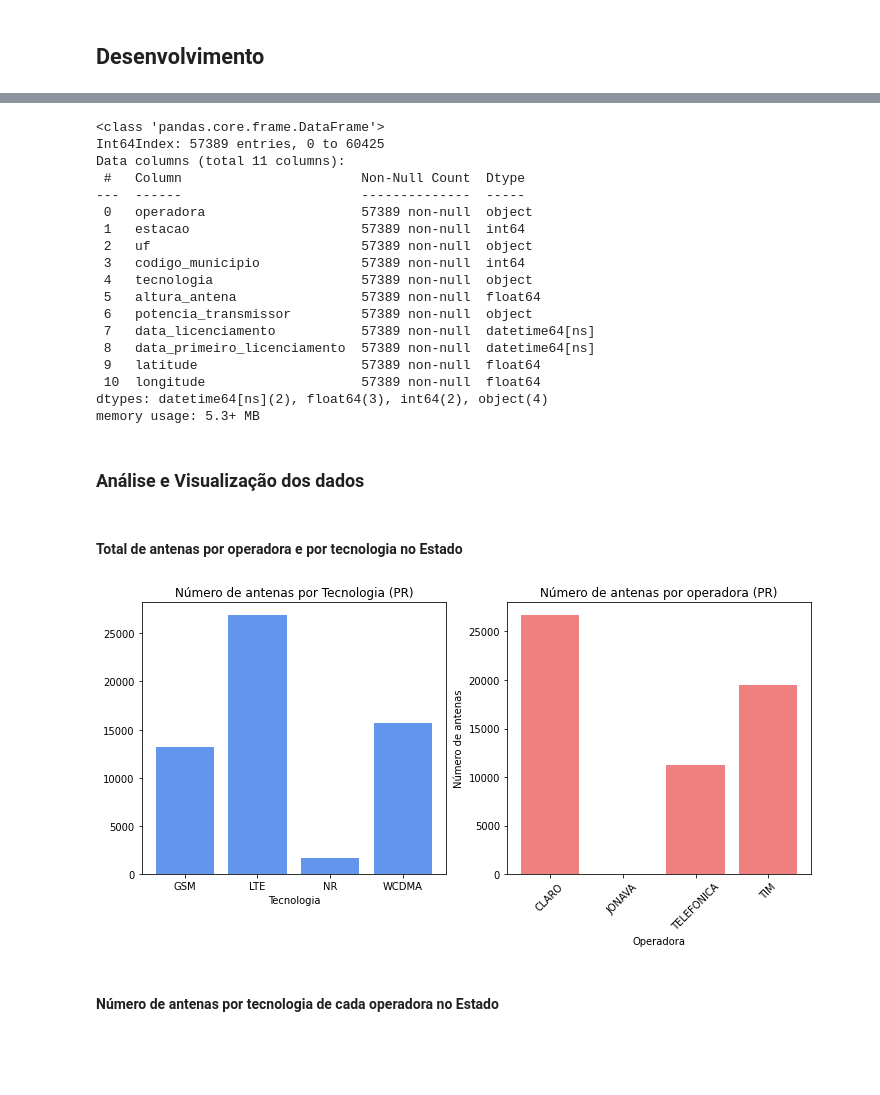
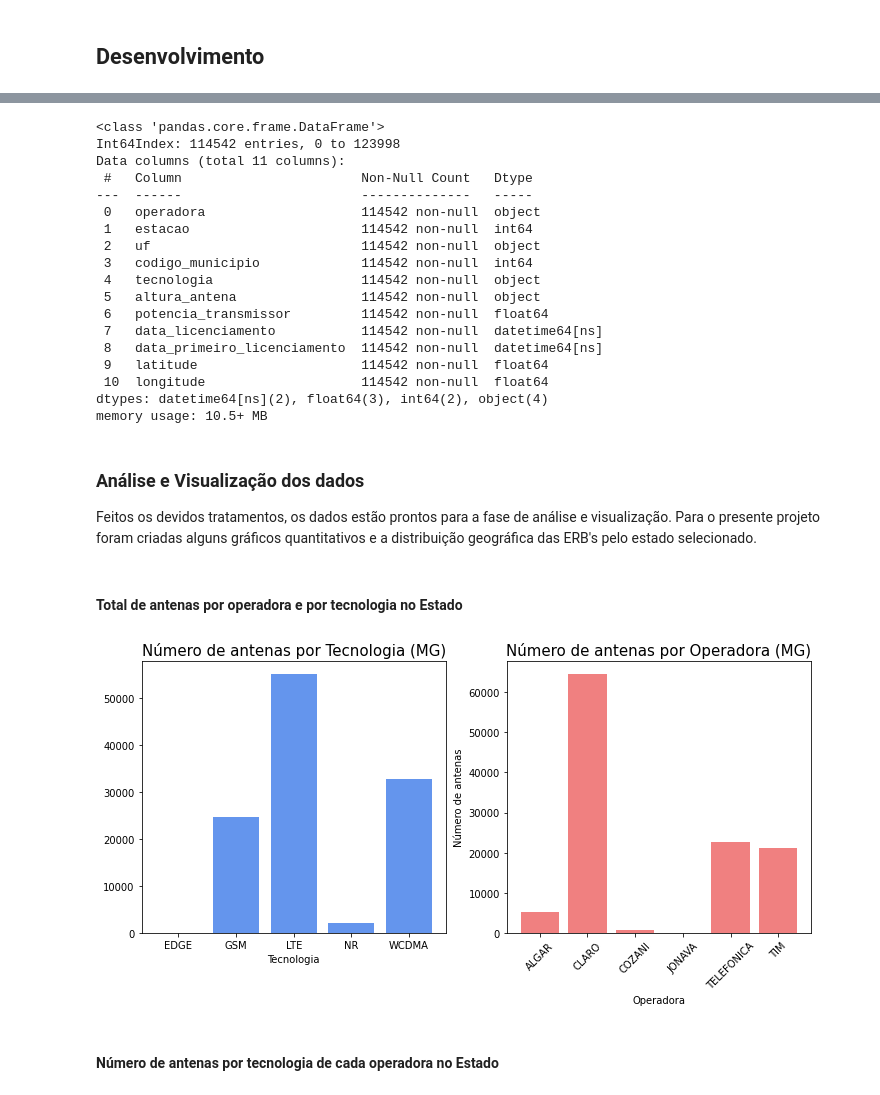
Before and after one commit to WellingtonAlmeida/mestrado-linguagem-de-programacao, a Jupyter notebook: projeto-avaliativo/utfpr_lp_projeto_avaliativo.ipynb, the cells around one changed output, grey strips where cells are left out. Drawn from its saved outputs; the diff is of its cells as text; code cells hidden in the pictures; blank space fills up the shorter version.

Commit message:
chore: revisa versao final do projeto

```diff
--- a/projeto-avaliativo/utfpr_lp_projeto_avaliativo.ipynb
+++ b/projeto-avaliativo/utfpr_lp_projeto_avaliativo.ipynb
@@ -68,11 +78,14 @@ VBox(children=(Label(value='Selecione o escopo da análise:'), Dropdown(descript
 # %%
+URL_REPOSITORIO = 'https://github.com/WellingtonAlmeida/erbs'
+uf = uf_select.value.lower()
+
 # Função para recuperação dos dados brutos das antenas
 def carrega_dados(uf):
-    url_antenas = 'https://github.com/WellingtonAlmeida/erbs/raw/main/dados-anatel/'+uf+'.csv'
+    url_antenas = URL_REPOSITORIO+'/raw/main/dados-anatel/'+uf+'.csv'
     df_antenas = pd.read_csv(url_antenas, sep=';')
     return df_antenas
 
-df_antenas = carrega_dados(uf_select.value.lower())
+df_antenas = carrega_dados(uf)
 # %%
 # Verificação da carga de dados das antenas
 df_antenas.info()
@@ -141,58 +157,60 @@ df_antenas = trata_dados(df_antenas)
 df_antenas.info()
 # %% [output]
 <class 'pandas.core.frame.DataFrame'>
-Int64Index: 57389 entries, 0 to 60425
+Int64Index: 114542 entries, 0 to 123998
 Data columns (total 11 columns):
- #   Column                       Non-Null Count  Dtype
----  ------                       --------------  -----
- 0   operadora                    57389 non-null  object
- 1   estacao                      57389 non-null  int64
- 2   uf                           57389 non-null  object
- 3   codigo_municipio             57389 non-null  int64
- 4   tecnologia                   57389 non-null  object
- 5   altura_antena                57389 non-null  float64
- 6   potencia_transmissor         57389 non-null  object
- 7   data_licenciamento           57389 non-null  datetime64[ns]
- 8   data_primeiro_licenciamento  57389 non-null  datetime64[ns]
- 9   latitude                     57389 non-null  float64
- 10  longitude                    57389 non-null  float64
+ #   Column                       Non-Null Count   Dtype
+---  ------                       --------------   -----
+ 0   operadora                    114542 non-null  object
+ 1   estacao                      114542 non-null  int64
+ 2   uf                           114542 non-null  object
+ 3   codigo_municipio             114542 non-null  int64
+ 4   tecnologia                   114542 non-null  object
+ 5   altura_antena                114542 non-null  object
+ 6   potencia_transmissor         114542 non-null  float64
+ 7   data_licenciamento           114542 non-null  datetime64[ns]
+ 8   data_primeiro_licenciamento  114542 non-null  datetime64[ns]
+ 9   latitude                     114542 non-null  float64
+ 10  longitude                    114542 non-null  float64
 dtypes: datetime64[ns](2), float64(3), int64(2), object(4)
-memory usage: 5.3+ MB
+memory usage: 10.5+ MB
-# %% [markdown]
-### Análise e Visualização dos dados
+# %% [markdown]
+### Análise e Visualização dos dados
+
+Feitos os devidos tratamentos, os dados estão prontos para a fase de análise e visualização. Para o presente projeto foram criadas alguns gráficos quantitativos e a distribuição geográfica das ERB's pelo estado selecionado.
 # %% [markdown]
 #### Total de antenas por operadora e por tecnologia no Estado
 # %%
-def gera_grafico_antenas():
+def gera_grafico_antenas(uf):
     df_tecnologia = df_antenas.groupby(['tecnologia']).agg(
         {'estacao': 'count'}).reset_index()
     tecnologia = df_tecnologia['tecnologia'].to_list()
     numero_antenas_tecnologia = df_tecnologia['estacao'].to_list()
 
-    df_operadora = df_antenas.groupby(['operadora']).agg({'estacao': 'count'}).reset_index()
+    df_operadora = df_antenas.groupby(['operadora']).agg(
+        {'estacao': 'count'}).reset_index()
     operadora = [o.split()[0] for o in df_operadora['operadora'].to_list()]
     numero_antenas_operadora = df_operadora['estacao'].to_list()
 
     fig = plt.figure(figsize=(12, 5))
     axs = fig.subplots(1, 2)
 
     axs[0].bar(tecnologia, numero_antenas_tecnologia,  color='cornflowerblue')
-    axs[0].set_title(
-        'Número de antenas por Tecnologia ('+uf_select.value.upper()+')')
+    axs[0].set_title('Número de antenas por Tecnologia ('+uf+')', fontsize=15)
     axs[0].set_xlabel('Tecnologia')
 
     axs[1].bar(operadora, numero_antenas_operadora, color='lightcoral')
-    axs[1].set_title('Número de antenas por operadora ('+uf_select.value.upper()+')')
+    axs[1].set_title('Número de antenas por Operadora ('+uf+')', fontsize=15)
     axs[1].set_xlabel('Operadora')
 
     plt.ylabel('Número de antenas')
     plt.xticks(rotation=45)
     plt.show()
 
 
-gera_grafico_antenas()
+gera_grafico_antenas(uf.upper())
 # %% [output]
-[figure, old version]
+[figure, new version]
 # %% [markdown]
 #### Número de antenas por tecnologia de cada operadora no Estado
 # %%
```
Also changed, not shown: parts of 12 cells of this notebook.
